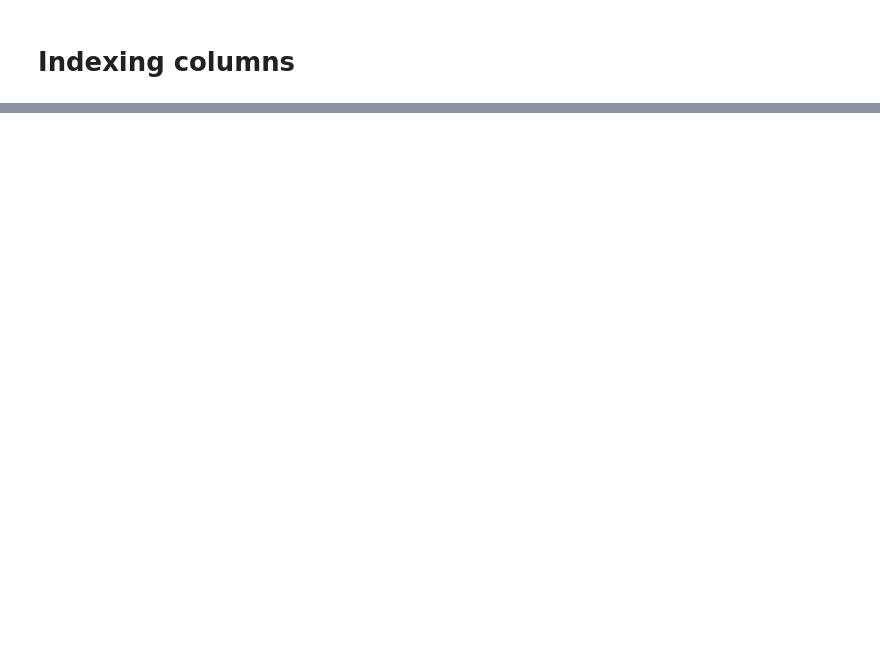
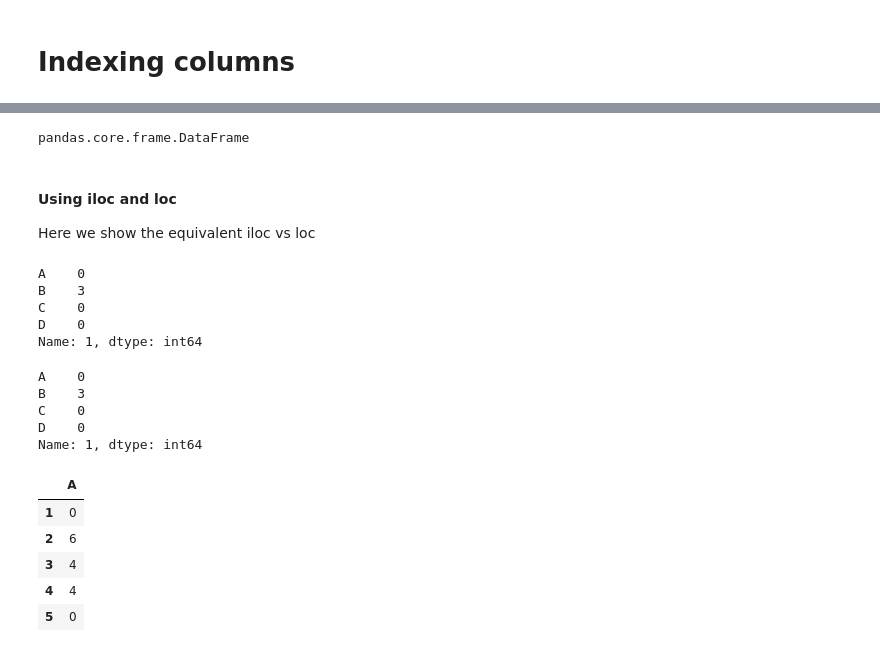
Before and after one commit to iampujan/pandas-grandworkshop_aidevnepal, a Jupyter notebook: Intro to Pandas.ipynb, the cells around one changed output, grey strips where cells are left out. Drawn from its saved outputs; the diff is of its cells as text; code cells hidden in the pictures; blank space fills up the shorter version.

```diff
--- a/Intro to Pandas.ipynb
+++ b/Intro to Pandas.ipynb
@@ -65,0 +323,32 @@ df[['B','D']] #df.B can also be used
+# %%
+type(df)
+# %% [output]
+pandas.core.frame.DataFrame
+# %% [markdown]
+#### Using iloc and loc
+Here we show the equivalent iloc vs loc
+# %%
+df.iloc[0]
+# %% [output]
+A    0
+B    3
+C    0
+D    0
+Name: 1, dtype: int64
+# %%
+df.loc['1']
+# %% [output]
+A    0
+B    3
+C    0
+D    0
+Name: 1, dtype: int64
+# %%
+df.iloc[:, [0]]
+# %% [output]
+|  | A |
+| 1 | 0 |
+| 2 | 6 |
+| 3 | 4 |
+| 4 | 4 |
+| 5 | 0 |
```
Also changed, not shown: parts of 92 cells of this notebook, 1 other file.
